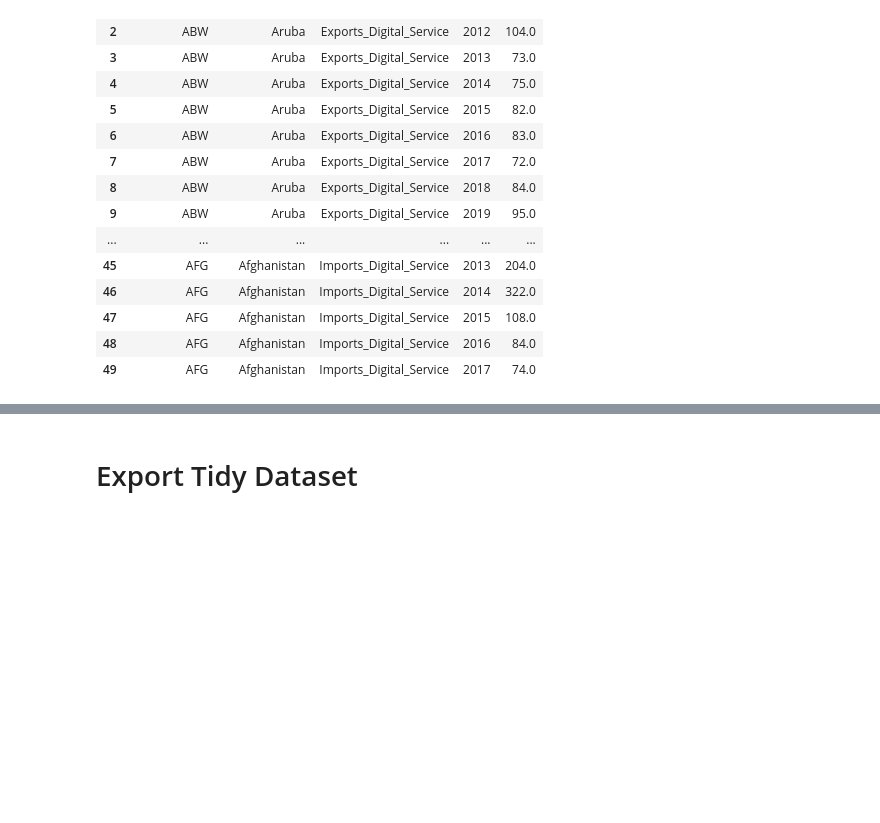
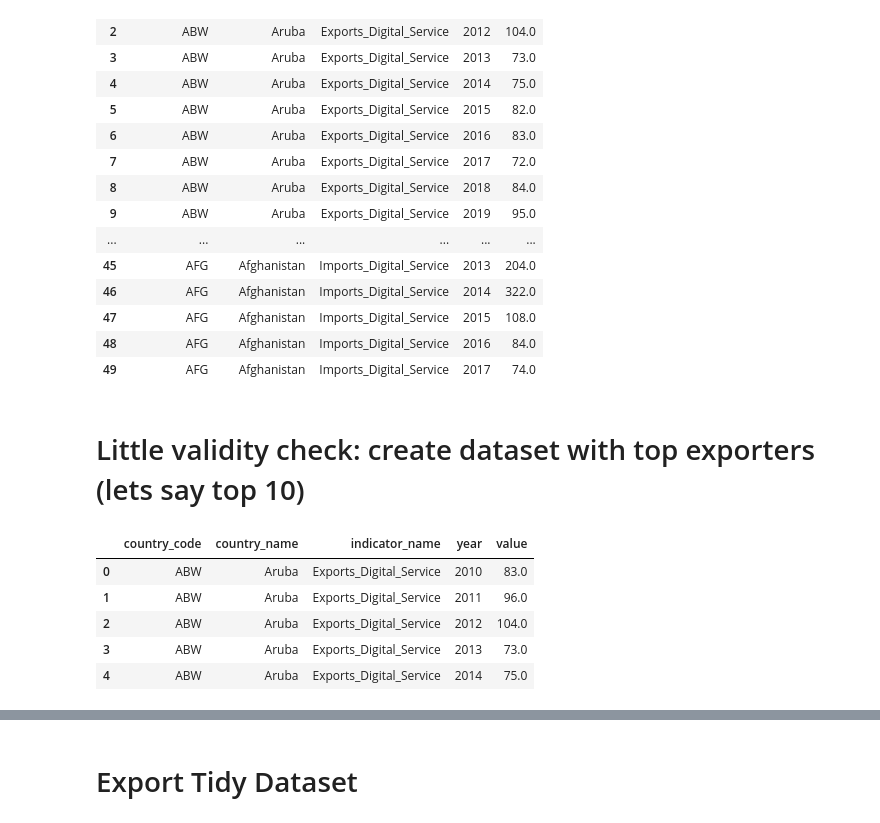
Before and after one commit to kevindrmo/kldr-project, a Jupyter notebook: scripts/workfile.ipynb, the cells around one changed output, grey strips where cells are left out. Saved outputs shown, nothing was run; the diff lists cells and outputs as text; code cells hidden in the pictures; blank space fills up the shorter version.

```diff
--- a/scripts/workfile.ipynb
+++ b/scripts/workfile.ipynb
@@ -348,3 +348,16 @@ df_long_clean.head(50)
 | 47 | AFG | Afghanistan | Imports_Digital_Service | 2015 | 108.0 |
 | 48 | AFG | Afghanistan | Imports_Digital_Service | 2016 | 84.0 |
 | 49 | AFG | Afghanistan | Imports_Digital_Service | 2017 | 74.0 |
+# %% [markdown]
+# Little validity check: create dataset with top exporters (lets say top 10)
+# %%
+df_exports = df_long_clean[df_long_clean["indicator_name"] == "Exports_Digital_Service"]
+
+df_exports.head(5)
+# %% [output]
+|  | country_code | country_name | indicator_name | year | value |
+| 0 | ABW | Aruba | Exports_Digital_Service | 2010 | 83.0 |
+| 1 | ABW | Aruba | Exports_Digital_Service | 2011 | 96.0 |
+| 2 | ABW | Aruba | Exports_Digital_Service | 2012 | 104.0 |
+| 3 | ABW | Aruba | Exports_Digital_Service | 2013 | 73.0 |
+| 4 | ABW | Aruba | Exports_Digital_Service | 2014 | 75.0 |
```
Also changed, not shown: parts of 8 cells of this notebook, 3 other files.
